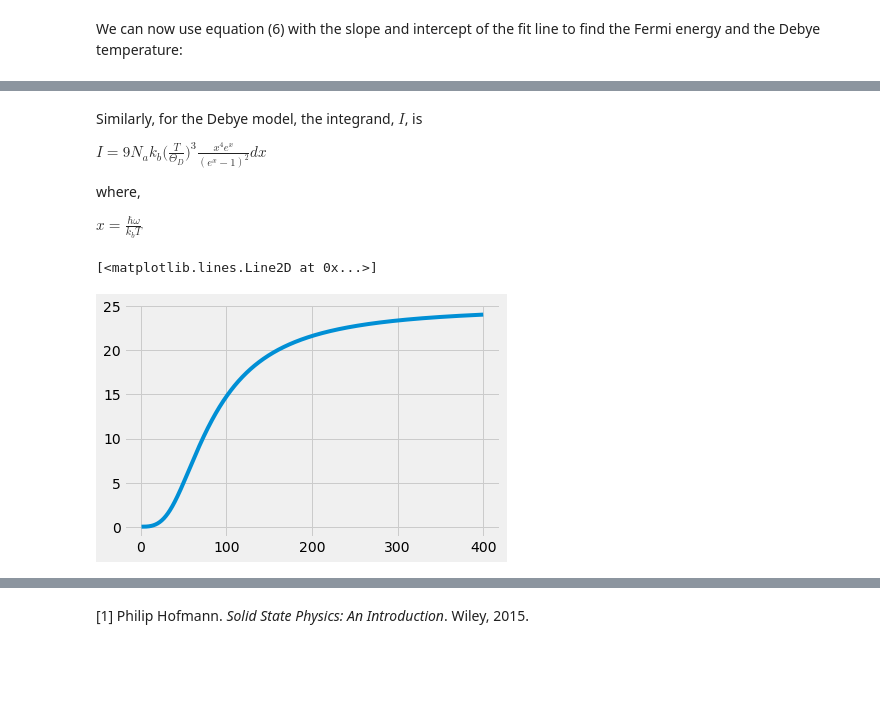
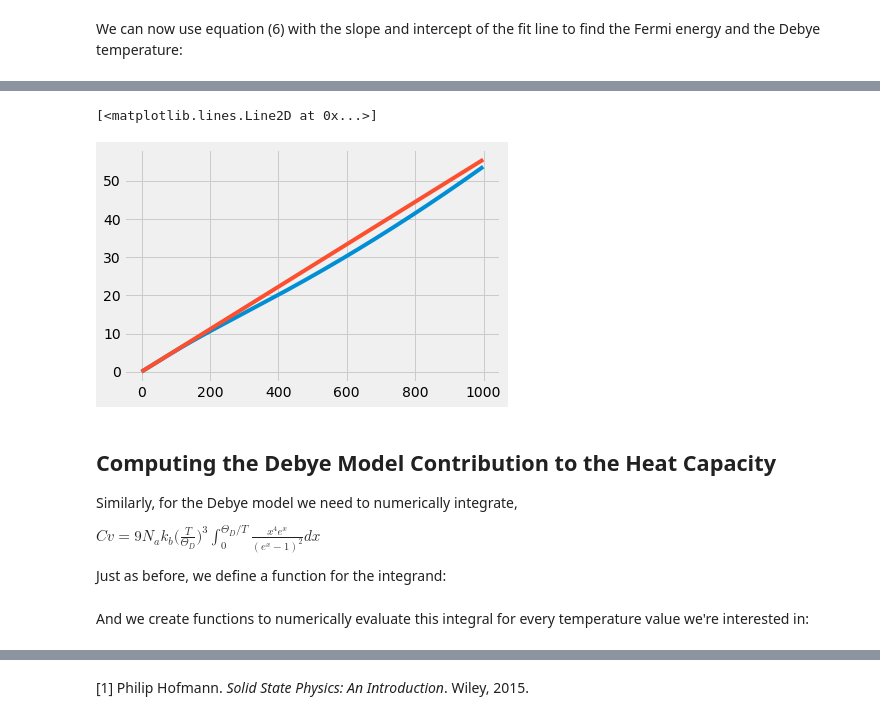
Before and after one commit to lucbouchard1/phys_412, a Jupyter notebook: project.ipynb, the cells around one changed output, grey strips where cells are left out. Cells and saved outputs as stored; diff of their text form; code cells hidden in the pictures; blank space fills up the shorter version.

```diff
--- a/project.ipynb
+++ b/project.ipynb
@@ -115,7 +115,8 @@ plt.gca().text(10, 0.00175, '$C_v\ /\ T = ({:.2e})T^2 + ({:.2e})$'.format(slope,
 # %% [markdown]
 We can now use equation (6) with the slope and intercept of the fit line to find the Fermi energy and the Debye temperature:
 # %%
-fermi_energy = const.pi**2 * 2 * const.Avogadro * const.Boltzmann**2 / (2 * intc)
+NUM_ELEC =  3 * const.Avogadro
+fermi_energy = const.pi**2 * NUM_ELEC * const.Boltzmann**2 / (2 * intc)
 debye_temp = (12 * const.pi**4 * const.Avogadro * const.Boltzmann / (5 * slope))**(1/3)
 
 disp.display(disp.Latex('Debye Temp = $\Theta_D = {:.1f}$ K'.format(debye_temp)))
@@ -184,18 +200,24 @@ plt.plot(electron_cv)
+# %%
+T = np.linspace(1, 80000, 1000)
+approx = intc * T
+integrated = electron_heat_capacity(T, FERMI_ENERGY)
+
+plt.plot(integrated)
+plt.plot(approx)
+# %% [output]
+[<matplotlib.lines.Line2D at 0x...>]
+[figure, added]
 # %% [markdown]
-Similarly, for the Debye model, the integrand, $I$, is
+## Computing the Debye Model Contribution to the Heat Capacity
+
+Similarly, for the Debye model we need to numerically integrate,
 
 $
 \begin{equation}
-\displaystyle I = 9 N_a k_b \Big(\frac{T}{\Theta_D}\Big)^3 \frac{x^4e^x}{(e^x - 1)^2} dx
+\displaystyle Cv = 9 N_a k_b \Big(\frac{T}{\Theta_D}\Big)^3 \int_0^{\Theta_D/T} \frac{x^4e^x}{(e^x - 1)^2} dx
 \end{equation}
 $
 
-where,
-
-$
-\begin{equation}
-\displaystyle x = \frac{\hbar \omega}{k_bT}
-\end{equation}
-$
+Just as before, we define a function for the integrand:
 # %%
 def debye_integrand(x, T, T_debye):
@@ -203,15 +225,2 @@ def debye_integrand(x, T, T_debye):
-# %%
-DEBYE_TEMP = debye_temp
-
-def debye_heat_capacity(T, T_debye):
-    cv = np.zeros_like(T, dtype='float64')
-
-    for i,t in np.ndenumerate(T):
-        cv[i],_ = integrate.quad(debye_integrand, 0, T_debye / t, args=(t, T_debye))
-    return cv
-
-debye_cv = debye_heat_capacity(temps, DEBYE_TEMP)
-plt.plot(temps, debye_cv)
-# %% [output]
-[<matplotlib.lines.Line2D at 0x...>]
-[figure, removed]
+# %% [markdown]
+And we create functions to numerically evaluate this integral for every temperature value we're interested in:
```
Also changed, not shown: parts of 17 cells of this notebook.
